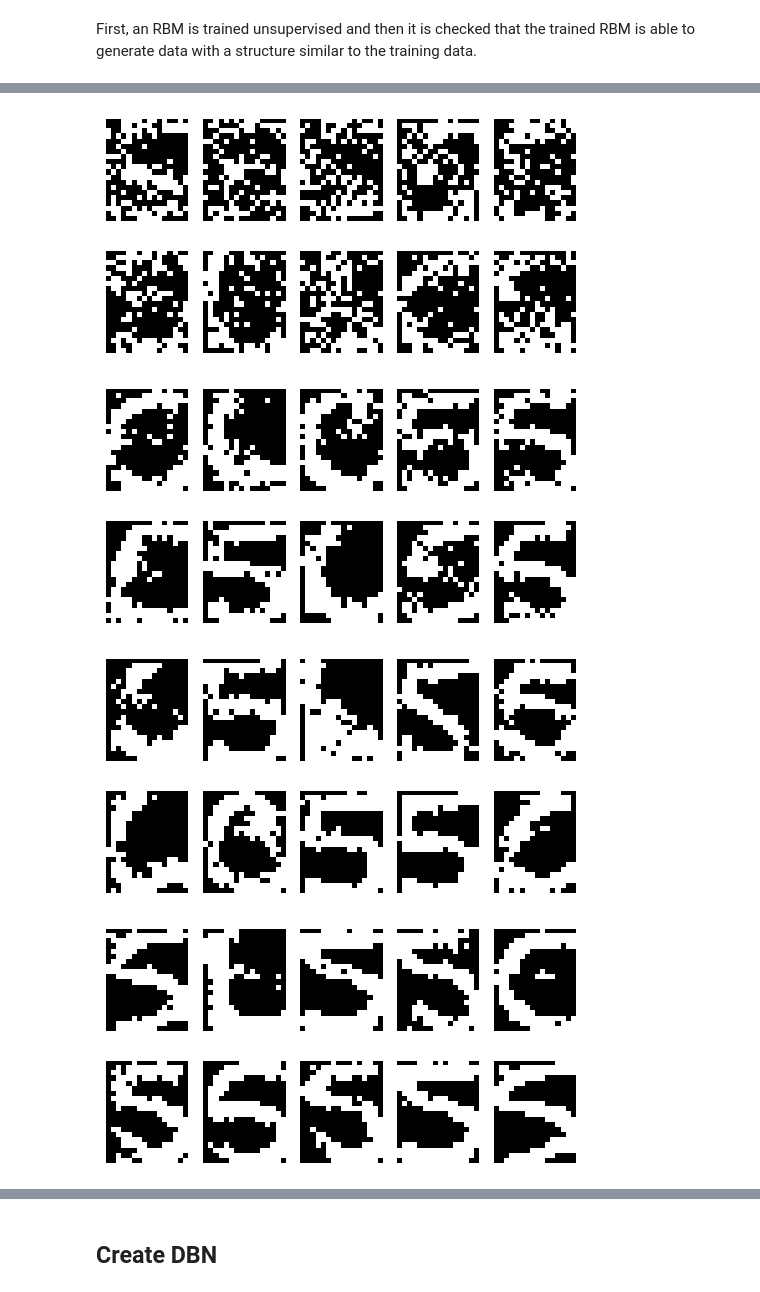
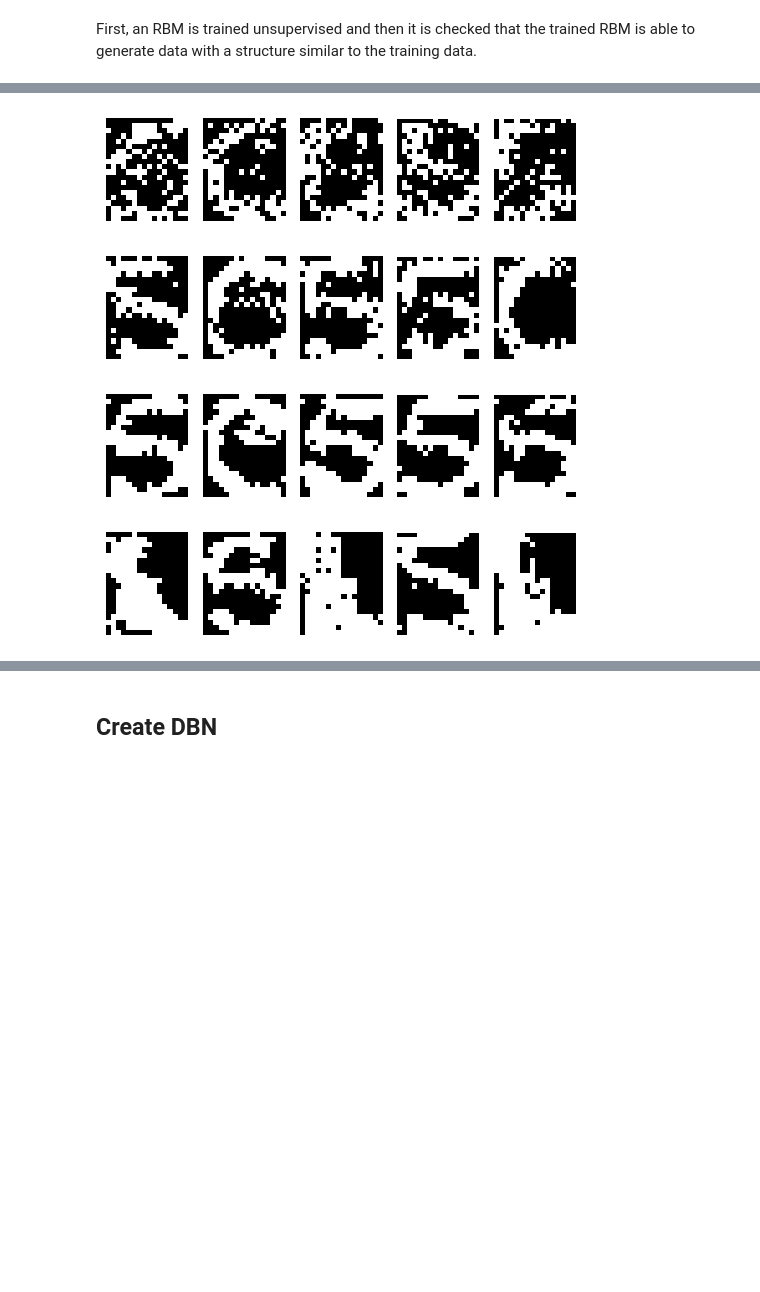
Before and after one commit to agatheminaro/from-rbm-to-dnn, a Jupyter notebook: binary_alpha_digits_study.ipynb, the cells around one changed output, grey strips where cells are left out. Saved outputs shown, nothing was run; the diff lists cells and outputs as text; code cells hidden in the pictures; blank space fills up the shorter version.

```diff
--- a/binary_alpha_digits_study.ipynb
+++ b/binary_alpha_digits_study.ipynb
@@ -127,12 +133,13 @@ plt.show()
 # %%
-# Test different values of learning rate / epsilon
+# Test different values of learning rate / epsilon:
+# each subplot correspond to a value of epsilon
 epsilons = [0.00001, 0.0001, 0.001, 0.01, 0.03, 0.1]
 errors_eps = []
 for eps in epsilons:
     rbm = RBM(p, q=512)
     errors_all_eps = rbm.train_RBM(X=data, epsilon=eps, batch_size=BATCH_SIZE, nb_epochs=300)
     errors_eps.append(errors_all_eps)
-    rbm.generate_for_analysis(nb_gibbs=10, col=5, row=2)
+    rbm.generate_for_analysis(nb_gibbs=10, col=5, row=1)
 
 fig, ax = plt.subplots(1, 1, figsize = (5, 3))
 for i, eps in enumerate(errors_eps):
@@ -152,24 +161,24 @@ plt.show()
 # %%
 # Test different values of nb_epochs
-
+# each subplot correspond to a value of nb_epochs
 nb_epochs = [10, 50, 200, 300, 500, 800]
 errors_epochs = []
 for epoch in nb_epochs:
     rbm = RBM(p, q=512)
     errors_all_epoch = rbm.train_RBM(X=data, epsilon=0.1, batch_size=BATCH_SIZE, nb_epochs=epoch)
     errors_epochs.append(errors_all_epoch)
-    rbm.generate_for_analysis(nb_gibbs=10, col=5, row=2)
+    rbm.generate_for_analysis(nb_gibbs=10, col=5, row=1)
 
 fig, ax = plt.subplots(1, 1, figsize = (5, 3))
 for i, eps in enumerate(errors_epochs):
     plt.plot(eps, label=nb_epochs[i])
 
 plt.xlabel('epochs')
 plt.ylabel('RMSE')
 plt.legend()
 plt.show()
 # %% [output]
-[figure, old version]
+[figure, new version]
-[figure, old version]
+[figure, new version]
-[figure, old version]
+[figure, new version]
-[figure, old version]
+[figure, new version]
```
Also changed, not shown: parts of 36 cells of this notebook, 5 other files.
